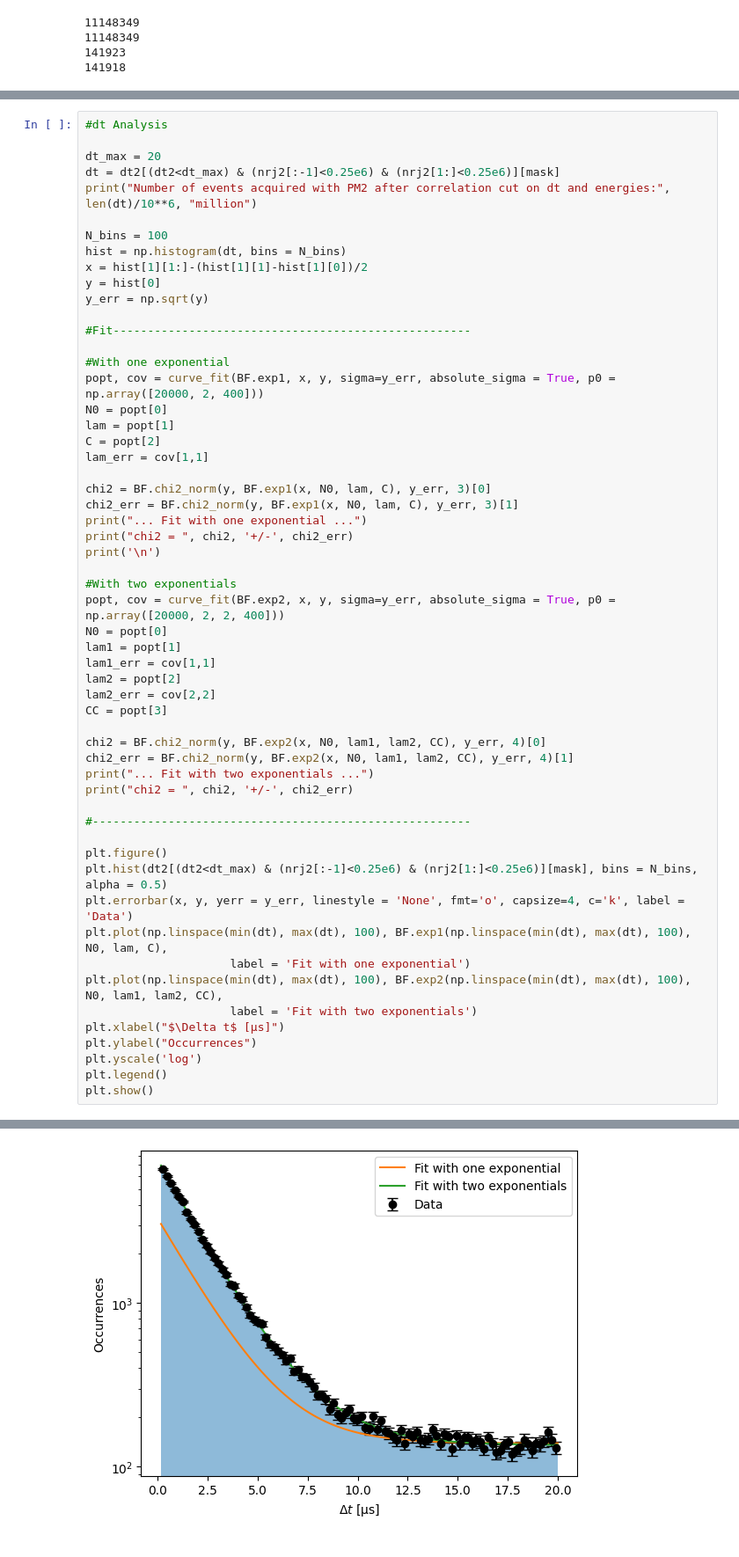
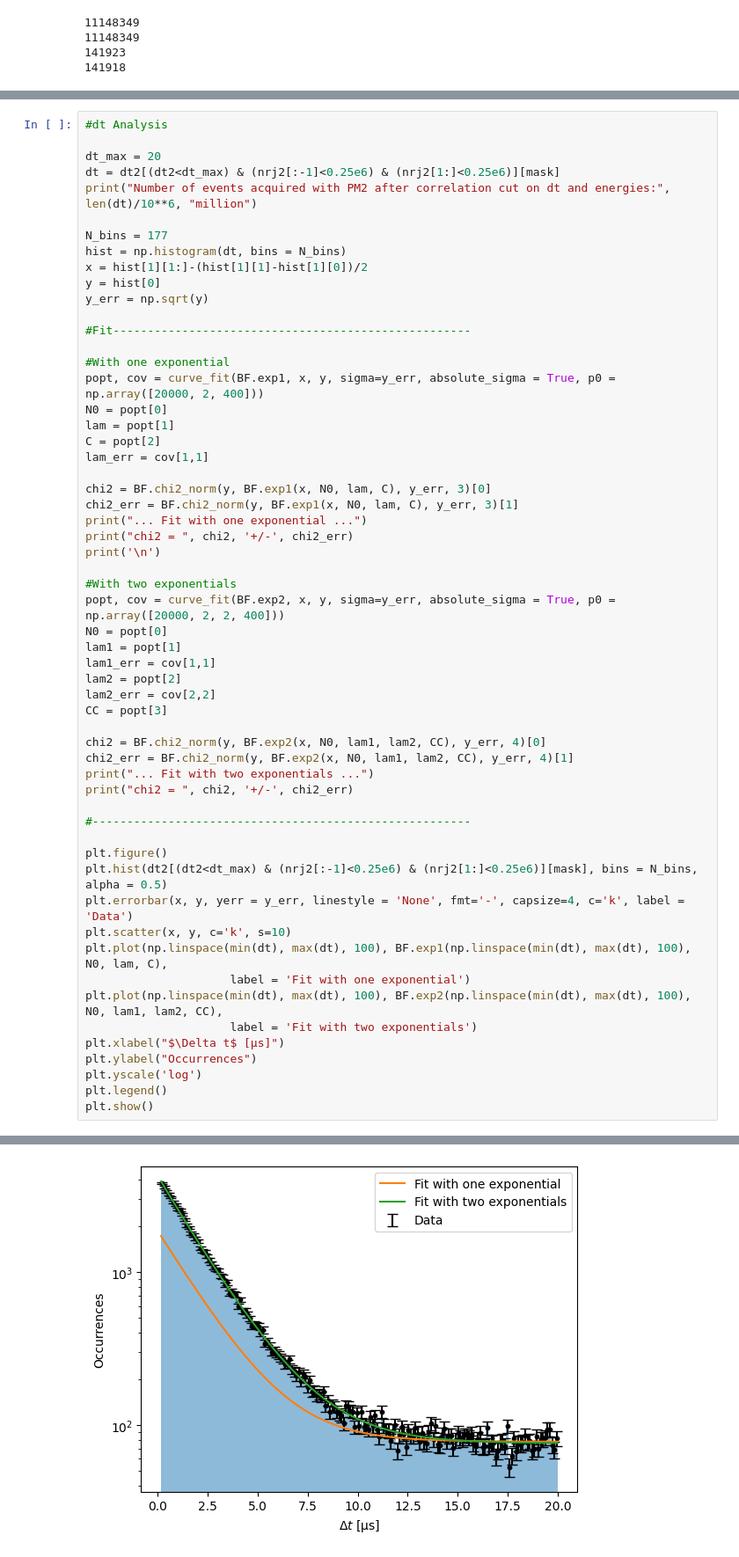
Before and after one commit to hindtaibi/BigMuoneXperiment, a Jupyter notebook: BigAnalysis.ipynb, the cells around one changed output, grey strips where cells are left out. Shown: that part at 88% size. Drawn from its saved outputs; the diff is of its cells as text.

```diff
--- a/BigAnalysis.ipynb
+++ b/BigAnalysis.ipynb
@@ -269,7 +340,7 @@ dt_max = 20
 dt = dt2[(dt2<dt_max) & (nrj2[:-1]<0.25e6) & (nrj2[1:]<0.25e6)][mask]
 print("Number of events acquired with PM2 after correlation cut on dt and energies:", len(dt)/10**6, "million")
 
-N_bins = 100
+N_bins = 177
 hist = np.histogram(dt, bins = N_bins)
 x = hist[1][1:]-(hist[1][1]-hist[1][0])/2
 y = hist[0]
@@ -308,7 +379,8 @@ print("chi2 = ", chi2, '+/-', chi2_err)
 
 plt.figure()
 plt.hist(dt2[(dt2<dt_max) & (nrj2[:-1]<0.25e6) & (nrj2[1:]<0.25e6)][mask], bins = N_bins, alpha = 0.5)
-plt.errorbar(x, y, yerr = y_err, linestyle = 'None', fmt='o', capsize=4, c='k', label = 'Data')
+plt.errorbar(x, y, yerr = y_err, linestyle = 'None', fmt='-', capsize=4, c='k', label = 'Data')
+plt.scatter(x, y, c='k', s=10)
 plt.plot(np.linspace(min(dt), max(dt), 100), BF.exp1(np.linspace(min(dt), max(dt), 100), N0, lam, C),
                      label = 'Fit with one exponential')
 plt.plot(np.linspace(min(dt), max(dt), 100), BF.exp2(np.linspace(min(dt), max(dt), 100), N0, lam1, lam2, CC),
@@ -329,4 +401,4 @@ chi2 =  0.8395292924120423 +/- 0.14433756729740643
-[figure, old version]
+[figure, new version]
 # %%
 tau = 1/lam
 tau_err = lam_err/lam**2
```
Also changed, not shown: parts of 8 cells of this notebook.
